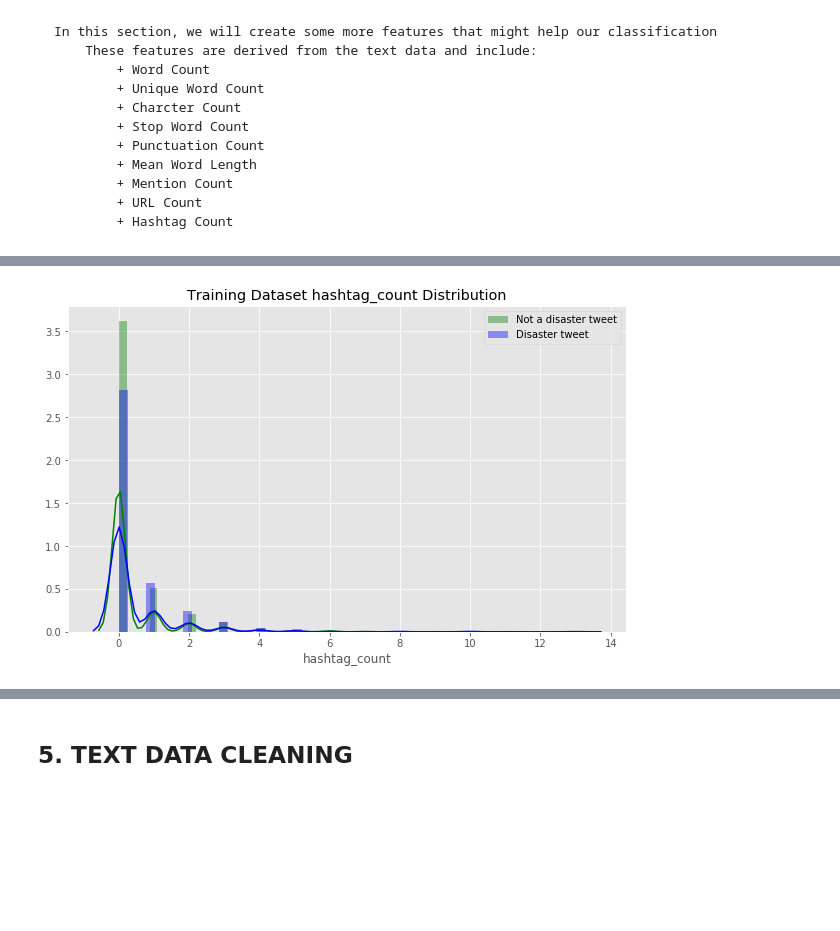
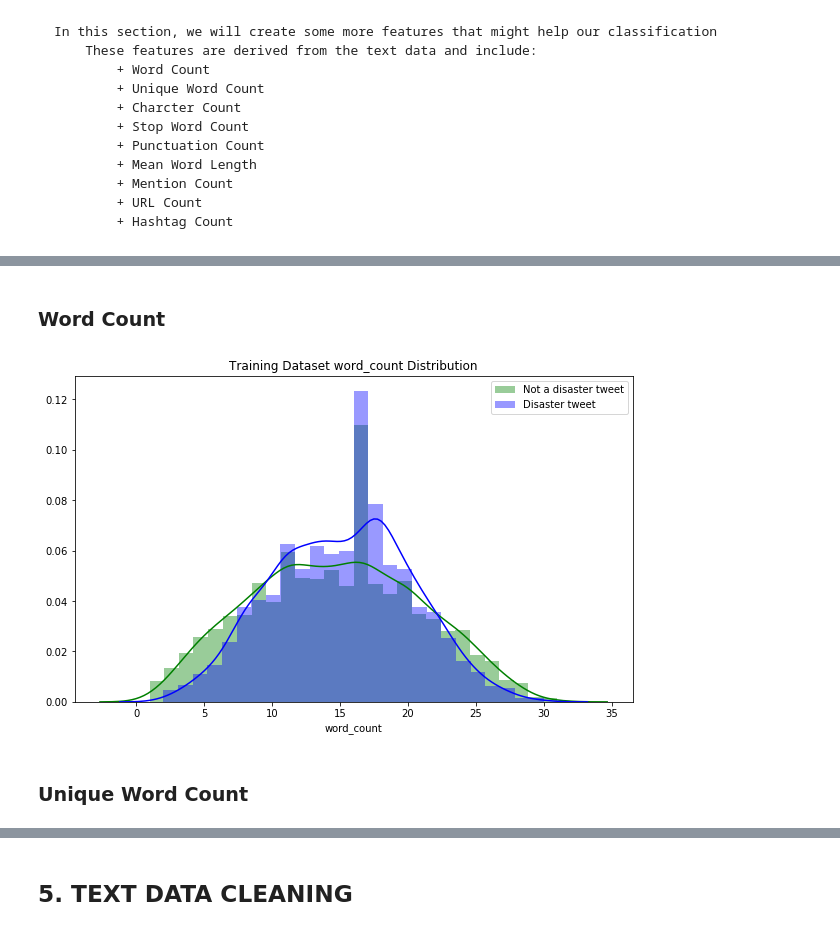
Before and after one commit to FanusArefaine/Real-or-Not-NLP-with-Disaster-Tweets, a Jupyter notebook: Tweets_NLP_Notebook.ipynb, the cells around one changed output, grey strips where cells are left out. Saved outputs shown, nothing was run; the diff lists cells and outputs as text; code cells hidden in the pictures; blank space fills up the shorter version.

```diff
--- a/Tweets_NLP_Notebook.ipynb
+++ b/Tweets_NLP_Notebook.ipynb
@@ -285,6 +263,0 @@ dist_plot('mean_word_length')
-# %%
-# Creating Mention Count feature in training and testing datasets
-# We use the character @ to locate a mention
-
-train_df['mention_count'] = train_df['text'].apply(lambda s: len([k for k in str(s) if k=='@']))
-test_df['mention_count'] = test_df['text'].apply(lambda s: len([k for k in str(s) if k =='@']))
@@ -297,6 +263,0 @@ dist_plot('mention_count')
-# %%
-# Creating URL Count feature in training and testing datasets
-
-train_df['URL_count'] = train_df['text'].apply(lambda s: len([k for k in str(s).lower().split() if 'https' in k or 'http' in k]))
-
-test_df['URL_count'] = test_df['text'].apply(lambda s: len([k for k in str(s).lower().split() if 'https' in k or 'http' in k]))
@@ -309,11 +264,12 @@ dist_plot('URL_count')
-# %%
-# Creating Hashtag Count feature in training and testing datasets
-
-train_df['hashtag_count'] = train_df['text'].apply(lambda s: len([k for k in str(s) if k == '#']))
-test_df['hashtag_count'] = test_df['text'].apply(lambda s: len([k for k in str(s) if k == '#']))
-# %%
-# Visual distribution of hashtag count agaist the target values
-
-dist_plot('hashtag_count')
-# %% [output]
-[figure, removed]
+# %% [markdown]
+### Word Count
+# %%
+
+train_df = fc.word_count(train_df)
+test_df = fc.word_count(test_df)
+# %%
+viz.distribution_plot(train_df, 'word_count')
+# %% [output]
+[figure, added]
+# %% [markdown]
+### Unique Word Count
```
Also changed, not shown: parts of 139 cells of this notebook.
